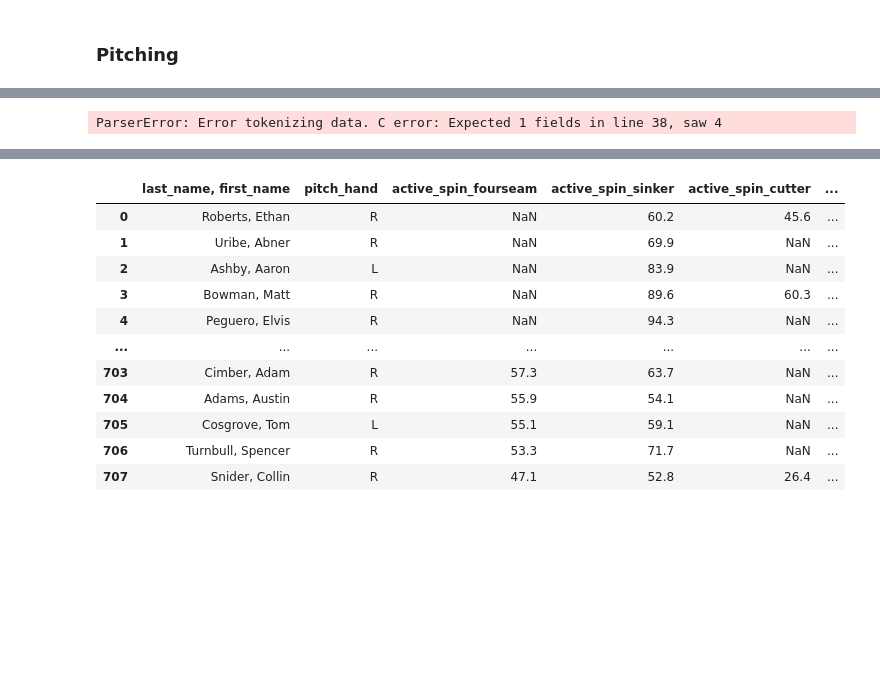
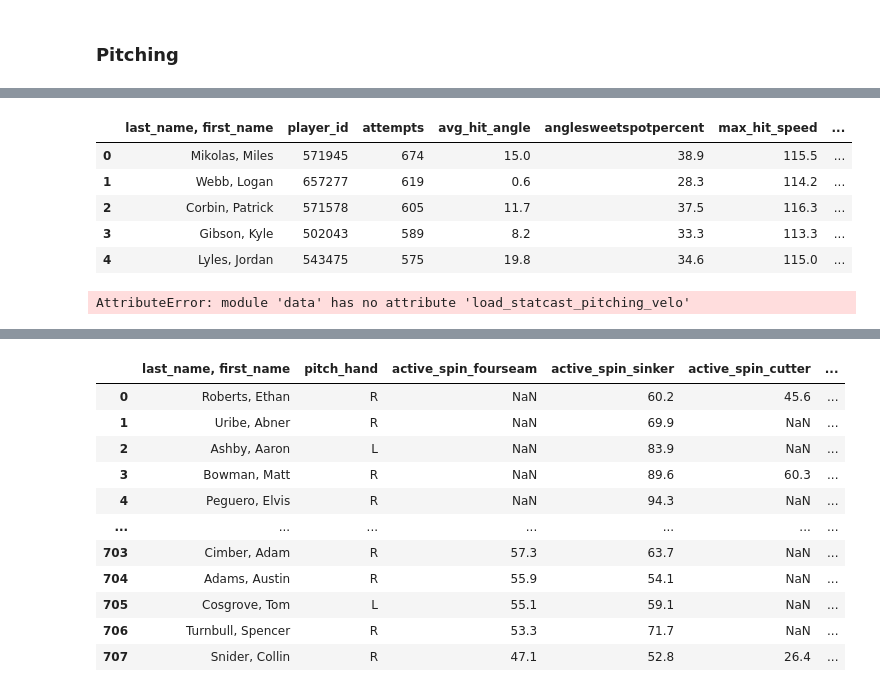
Before and after one commit to auto-d/moneyball-ml, a Jupyter notebook: eda.ipynb, the cells around one changed output, grey strips where cells are left out. Saved outputs shown, nothing was run; the diff lists cells and outputs as text; code cells hidden in the pictures; blank space fills up the shorter version.

```diff
--- a/eda.ipynb
+++ b/eda.ipynb
@@ -329,7 +390,18 @@ def unique_vals(df):
+# %%
+df_velo = pybaseball.statcast_pitcher_exitvelo_barrels(2023, minBBE=1)
+# %%
+df_velo.head()
+# %% [output]
+|  | last_name, first_name | player_id | attempts | avg_hit_angle | anglesweetspotpercent | max_hit_speed | ... |
+| 0 | Mikolas, Miles | 571945 | 674 | 15.0 | 38.9 | 115.5 | ... |
+| 1 | Webb, Logan | 657277 | 619 | 0.6 | 28.3 | 114.2 | ... |
+| 2 | Corbin, Patrick | 571578 | 605 | 11.7 | 37.5 | 116.3 | ... |
+| 3 | Gibson, Kyle | 502043 | 589 | 8.2 | 33.3 | 113.3 | ... |
+| 4 | Lyles, Jordan | 543475 | 575 | 19.8 | 34.6 | 115.0 | ... |
 # %%
-sc_pitcher_ev = mb.load_statcast_pitching_velo(2023, 'data/')
+sc_pitcher_ev = data.load_statcast_pitching_velo(2023, 'data/')
 # %% [output]
-ParserError: Error tokenizing data. C error: Expected 1 fields in line 38, saw 4
+AttributeError: module 'data' has no attribute 'load_statcast_pitching_velo'
 # %%
 sc_pitcher_expected = statcast_pitcher_expected_stats(year)
 sc_pitcher_expected.columns
```
Also changed, not shown: parts of 20 cells of this notebook, 2 other files.
